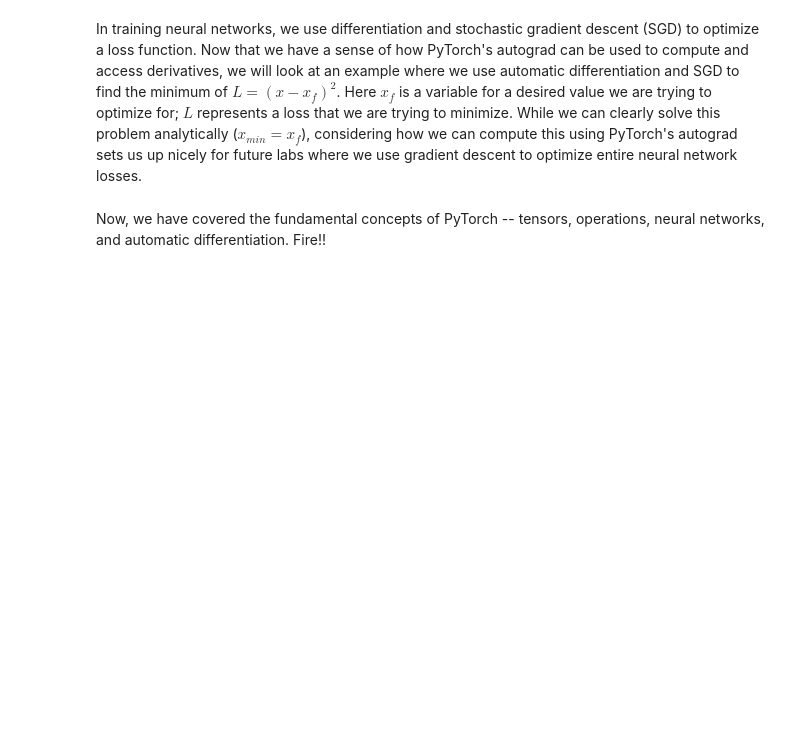
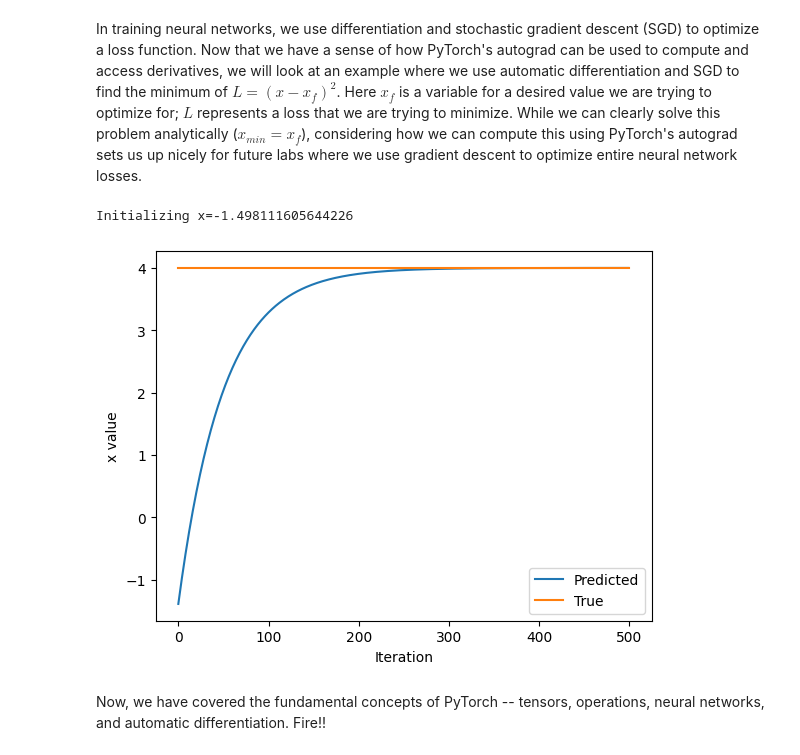
Before and after one commit to BeIIaChen/MIT-deep-learning, a Jupyter notebook: lab1/PT_Part1_Intro.ipynb, the cells around one changed output. Cells and saved outputs as stored; diff of their text form; code cells hidden in the pictures; blank space fills up the shorter version.

```diff
--- a/lab1/PT_Part1_Intro.ipynb
+++ b/lab1/PT_Part1_Intro.ipynb
@@ -316,36 +345,40 @@ In training neural networks, we use differentiation and stochastic gradient desc
 ### Function minimization with autograd and gradient descent ###
 
 # Initialize a random value for our intial x
-x = torch.randn(1)
+x = torch.randn(1) # 1 random nr
 print(f"Initializing x={x.item()}")
 
 learning_rate = 1e-2  # Learning rate
 history = []
 x_f = 4  # Target value
 
 
 # We will run gradient descent for a number of iterations. At each iteration, we compute the loss,
 #   compute the derivative of the loss with respect to x, and perform the update.
 for i in range(500):
     x = torch.tensor([x], requires_grad=True)
 
     # TODO: Compute the loss as the square of the difference between x and x_f
-    loss = # TODO
+    loss = (x-x_f)**2
 
     # Backpropagate through the loss to compute gradients
-    loss.backward()
+    loss.backward() #if loss contains more than 1 variable, say both x and t, this computes the partial derivative wrt
+    #both x and t, and stores it in x.grad and t.grad respectively.
 
     # Update x with gradient descent
     x = x.item() - learning_rate * x.grad
 
-    history.append(x.item())
+    history.append(x.item()) #keep track of the historical x values
 
 # Plot the evolution of x as we optimize toward x_f!
 plt.plot(history)
 plt.plot([0, 500], [x_f, x_f])
 plt.legend(('Predicted', 'True'))
 plt.xlabel('Iteration')
 plt.ylabel('x value')
 plt.show()
+# %% [output]
+Initializing x=-1.498111605644226
+[figure, added]
 # %% [markdown]
 Now, we have covered the fundamental concepts of PyTorch -- tensors, operations, neural networks, and automatic differentiation. Fire!!
```
Also changed, not shown: parts of 9 cells of this notebook.
